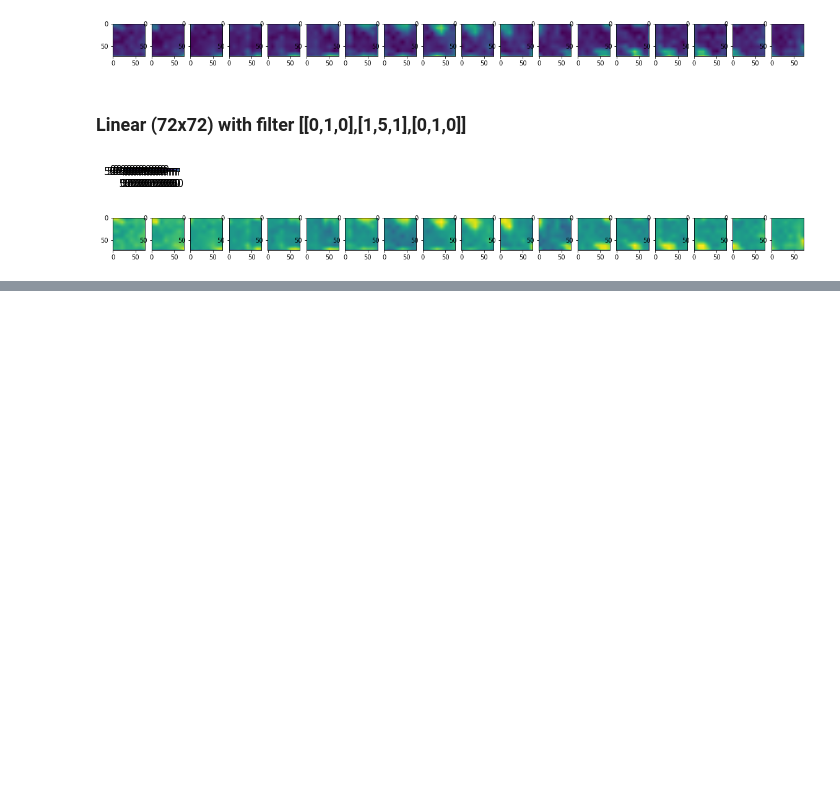
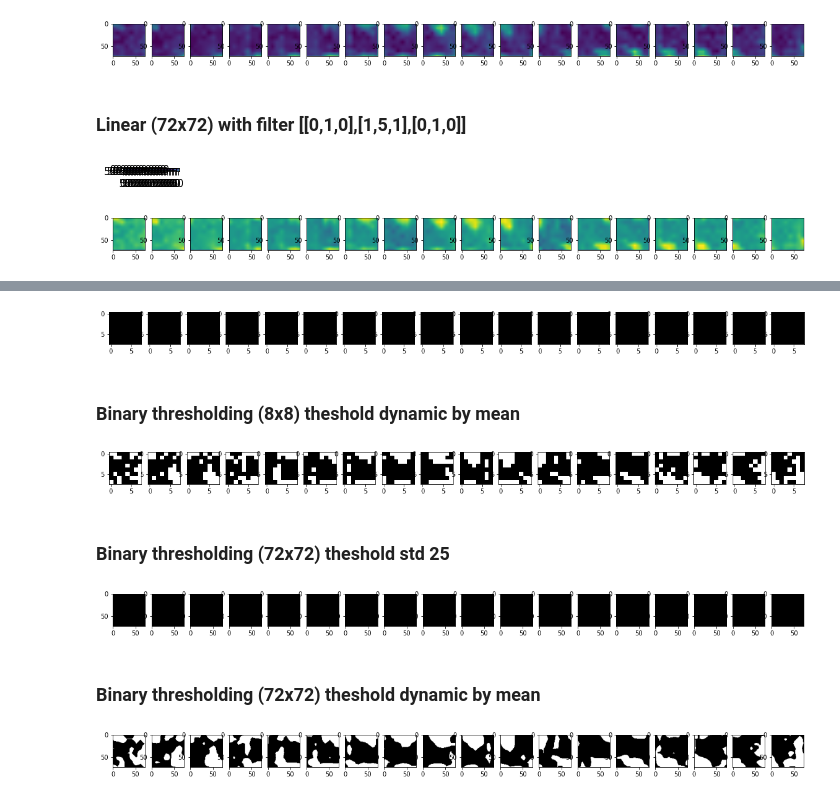
Before and after one commit to dekearthsa/project_js_ai, a Jupyter notebook: main.ipynb, the cells around one changed output, grey strips where cells are left out. Drawn from its saved outputs; the diff is of its cells as text; code cells hidden in the pictures; blank space fills up the shorter version.

```diff
--- a/main.ipynb
+++ b/main.ipynb
@@ -215,0 +192,25 @@ for frame in set_np_array:
+# %%
+set_image_bin = []
+
+for frame in set_np_array:
+    flatten_list = list(chain.from_iterable(frame))
+    # set_std_each_frame.append(stdev(flatten_list))
+    set_std = stdev(flatten_list)
+    set_frame = []
+
+    for temp in flatten_list:
+        cal_std_temp = temp - (4 * set_std)
+        if cal_std_temp >= 25:
+            set_frame.append(255)
+        else:
+            set_frame.append(0)
+    set_np_array = np.array(set_frame)
+    set_image_bin.append(set_np_array.reshape(8,8))
+# %%
+fig, axes = plt.subplots(1,18, figsize=(20,20))
+for idx,charts in enumerate(axes):
+        charts.imshow(set_image_bin[idx], cmap="gray")
+# %% [output]
+[figure, added]
+# %% [markdown]
+### Binary thresholding (8x8) theshold dynamic by mean ###
@@ -215,0 +260,8 @@ for frame in set_np_array:
+# %%
+fig, axes = plt.subplots(1,18, figsize=(20,20))
+for idx,charts in enumerate(axes):
+        charts.imshow(set_image_bin[idx], cmap="gray")
+# %% [output]
+[figure, added]
+# %% [markdown]
+### Binary thresholding (72x72) theshold std 25 ###
@@ -215,0 +296,8 @@ for frame in set_np_array:
+# %%
+fig, axes = plt.subplots(1,18, figsize=(20,20))
+for idx,charts in enumerate(axes):
+        charts.imshow(set_image_bin[idx], cmap="gray")
+# %% [output]
+[figure, added]
+# %% [markdown]
+### Binary thresholding (72x72) theshold dynamic by mean ###
@@ -215,0 +355,6 @@ for frame in set_np_array:
+# %%
+fig, axes = plt.subplots(1,18, figsize=(20,20))
+for idx,charts in enumerate(axes):
+        charts.imshow(set_image_bin[idx], cmap="gray")
+# %% [output]
+[figure, added]
```
Also changed, not shown: parts of 6 cells of this notebook.
